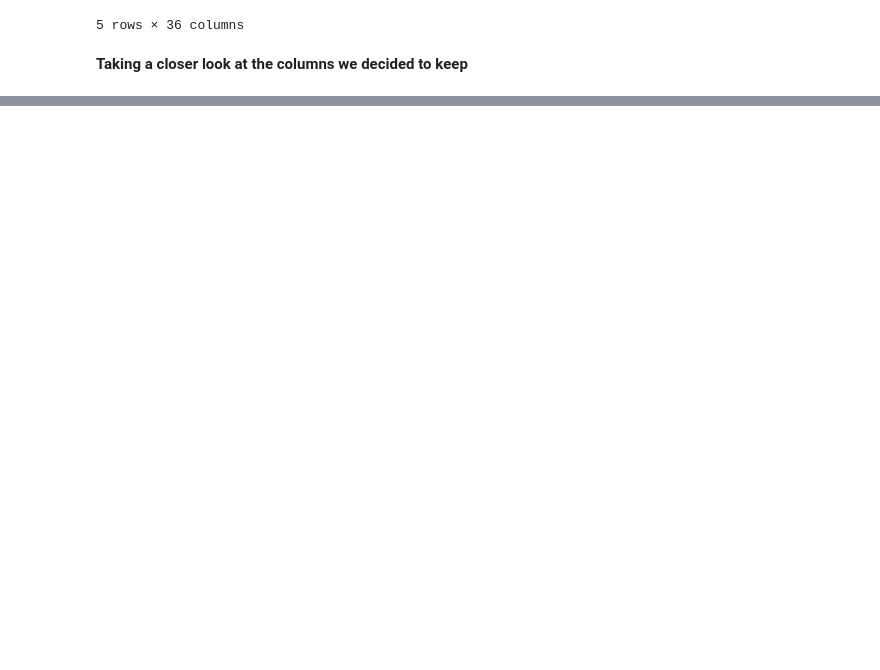
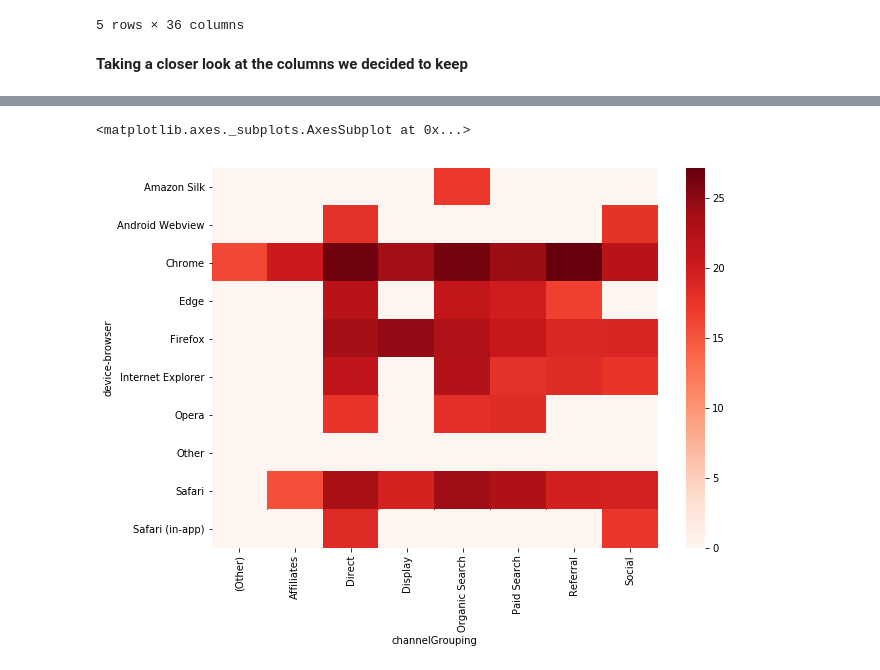
Before and after one commit to vlokwani/ga-customer-revenue-prediction, a Jupyter notebook: Notebook/Notebook1.ipynb, the cells around one changed output, grey strips where cells are left out. Cells and saved outputs as stored; diff of their text form; code cells hidden in the pictures; blank space fills up the shorter version.

```diff
--- a/Notebook/Notebook1.ipynb
+++ b/Notebook/Notebook1.ipynb
@@ -182,0 +485,8 @@ train_df[r_unique_value_columns].describe(include='all')
+# %%
+mrg_os = ['Macintosh', 'Windows', 'Chrome OS', 'Linux', 'Android', 'iOS', 'Windows Phone']
+def eleminate_os(df):
+    df['device-operatingSystem'] = df['device-operatingSystem'].apply(lambda x: x if x in mrg_os else 'Other')
+    return df
+
+train_df = eleminate_os(train_df)
+test_df = eleminate_os(test_df)
@@ -182,0 +527,3 @@ train_df[r_unique_value_columns].describe(include='all')
+# %%
+heatmap_df = train_df.groupby(['channelGrouping', 'device-browser'])[['totals-transactionRevenue']].sum().apply(np.log1p).reset_index()
+heatmap_df.head()
@@ -182,0 +537,8 @@ train_df[r_unique_value_columns].describe(include='all')
+# %%
+heatmap_df = heatmap_df.pivot('device-browser', 'channelGrouping', 'totals-transactionRevenue').fillna(0)
+# %%
+plt.figure(figsize=(10,7))
+sns.heatmap(heatmap_df, cmap='Reds', )
+# %% [output]
+<matplotlib.axes._subplots.AxesSubplot at 0x...>
+[figure, added]
```
Also changed, not shown: parts of 98 cells of this notebook.
